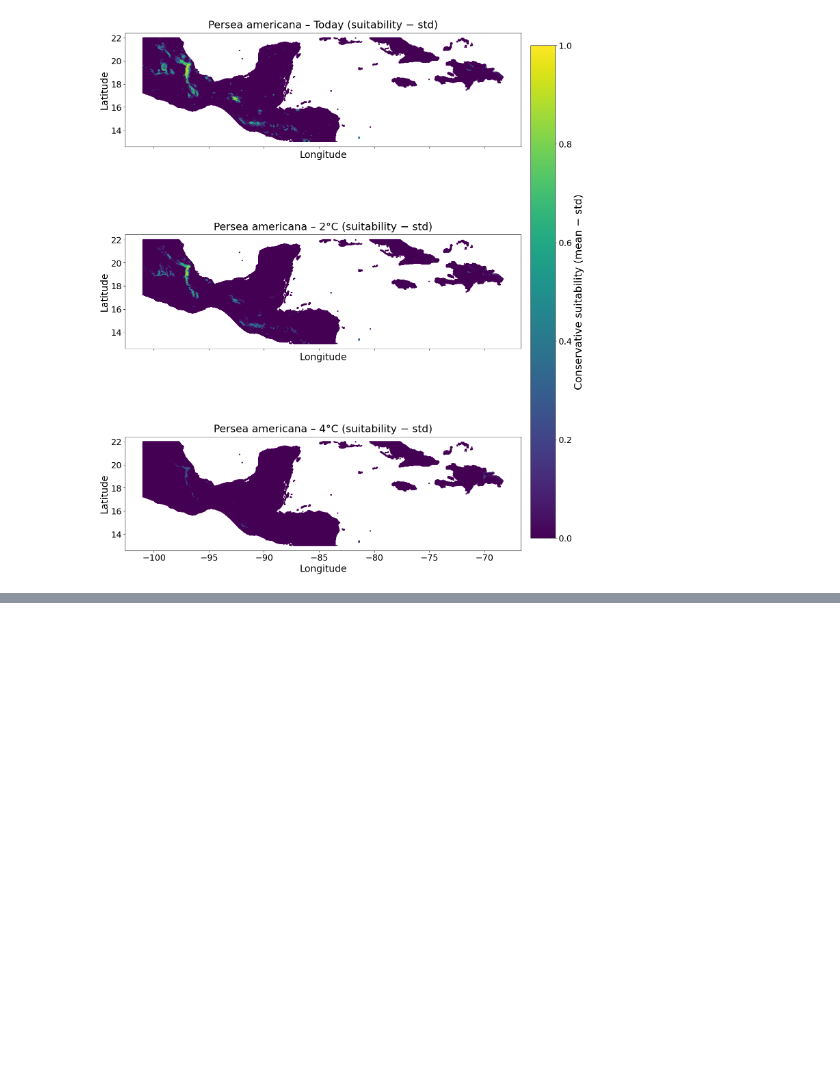
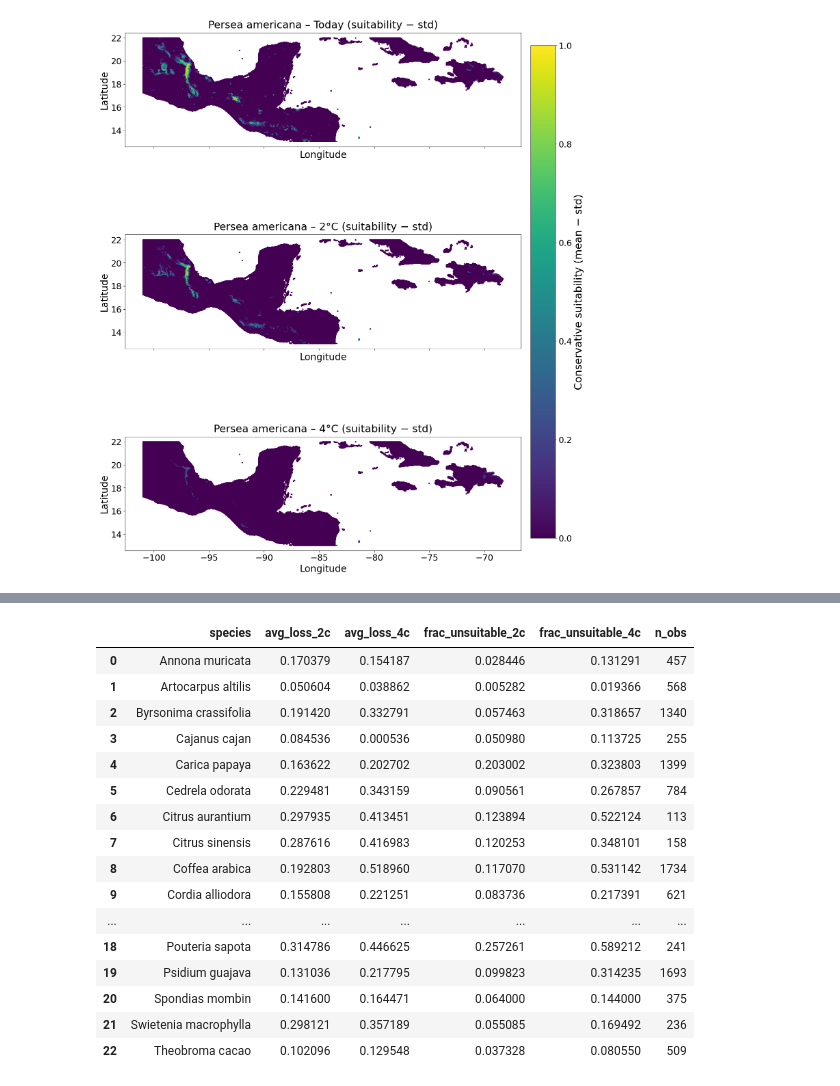
Before and after one commit to zeliest/biofincas_climate_risk, a Jupyter notebook: agroforest_risk/suitability_typical_agroforest_plots.ipynb, the cells around one changed output, grey strips where cells are left out. Drawn from its saved outputs; the diff is of its cells as text; code cells hidden in the pictures; blank space fills up the shorter version.

```diff
--- a/agroforest_risk/suitability_typical_agroforest_plots.ipynb
+++ b/agroforest_risk/suitability_typical_agroforest_plots.ipynb
@@ -1448,0 +1565,78 @@ for species in species_list:
+# %%
+import numpy as np
+from scipy.spatial import cKDTree
+
+def extract_nearest_suitability(obs_df, suit_df, col_name):
+    """Map obs points to nearest suitability grid cell."""
+    # Build tree from suitability grid
+    coords_grid = np.vstack([suit_df["lon"].values, suit_df["lat"].values]).T
+    tree = cKDTree(coords_grid)
+
+    # Query nearest grid cell for each obs point
+    coords_obs = np.vstack([obs_df["lon"].values, obs_df["lat"].values]).T
+    dist, idx = tree.query(coords_obs)
+
+    # Add suitability value
+    obs_df[col_name] = suit_df.iloc[idx][col_name].values
+    return obs_df
+results = []
+
+for sp in occ_all['species'].unique():
+    try:
+        obs = occ_all[occ_all["species"] == sp][["lon", "lat"]].drop_duplicates()
+
+        df_now = suitability_maps_historical[sp].rename(columns={"suitability": "suit_now"})
+        df_2c  = suitability_maps_2c[sp].rename(columns={"suitability": "suit_2c"})
+        df_4c  = suitability_maps_4c[sp].rename(columns={"suitability": "suit_4c"})
+
+        # Extract nearest suitability for each obs point
+        obs = extract_nearest_suitability(obs, df_now, "suit_now")
+        obs = extract_nearest_suitability(obs, df_2c, "suit_2c")
+        obs = extract_nearest_suitability(obs, df_4c, "suit_4c")
+
+        # Threshold
+        th = thresholds_by_species[sp]
+
+        avg_loss_2c = (obs["suit_now"] - obs["suit_2c"]).mean()
+        avg_loss_4c = (obs["suit_now"] - obs["suit_4c"]).mean()
+
+        frac_unsuit_2c = ((obs["suit_now"] >= th) & (obs["suit_2c"] < th)).mean()
+        frac_unsuit_4c = ((obs["suit_now"] >= th) & (obs["suit_4c"] < th)).mean()
+
+        results.append({
+            "species": sp,
+            "avg_loss_2c": avg_loss_2c,
+            "avg_loss_4c": avg_loss_4c,
+            "frac_unsuitable_2c": frac_unsuit_2c,
+            "frac_unsuitable_4c": frac_unsuit_4c,
+            "n_obs": len(obs)
+        })
+    except:
+        continue
+
+summary_obs = pd.DataFrame(results)
+display(summary_obs)
+
+# Exclude coffee & cacao
+exclude = {"Coffea arabica", "Theobroma cacao"}
+shade_only = summary_obs.loc[~summary_obs["species"].isin(exclude)]
+
+shade_only[["avg_loss_2c", "avg_loss_4c"]].mean(axis=0)
+# %% [output]
+|  | species | avg_loss_2c | avg_loss_4c | frac_unsuitable_2c | frac_unsuitable_4c | n_obs |
+| 0 | Annona muricata | 0.170379 | 0.154187 | 0.028446 | 0.131291 | 457 |
+| 1 | Artocarpus altilis | 0.050604 | 0.038862 | 0.005282 | 0.019366 | 568 |
+| 2 | Byrsonima crassifolia | 0.191420 | 0.332791 | 0.057463 | 0.318657 | 1340 |
+| 3 | Cajanus cajan | 0.084536 | 0.000536 | 0.050980 | 0.113725 | 255 |
+| 4 | Carica papaya | 0.163622 | 0.202702 | 0.203002 | 0.323803 | 1399 |
+| 5 | Cedrela odorata | 0.229481 | 0.343159 | 0.090561 | 0.267857 | 784 |
+| 6 | Citrus aurantium | 0.297935 | 0.413451 | 0.123894 | 0.522124 | 113 |
+| 7 | Citrus sinensis | 0.287616 | 0.416983 | 0.120253 | 0.348101 | 158 |
+| 8 | Coffea arabica | 0.192803 | 0.518960 | 0.117070 | 0.531142 | 1734 |
+| 9 | Cordia alliodora | 0.155808 | 0.221251 | 0.083736 | 0.217391 | 621 |
+| ... | ... | ... | ... | ... | ... | ... |
+| 18 | Pouteria sapota | 0.314786 | 0.446625 | 0.257261 | 0.589212 | 241 |
+| 19 | Psidium guajava | 0.131036 | 0.217795 | 0.099823 | 0.314235 | 1693 |
+| 20 | Spondias mombin | 0.141600 | 0.164471 | 0.064000 | 0.144000 | 375 |
+| 21 | Swietenia macrophylla | 0.298121 | 0.357189 | 0.055085 | 0.169492 | 236 |
+| 22 | Theobroma cacao | 0.102096 | 0.129548 | 0.037328 | 0.080550 | 509 |
```
Also changed, not shown: parts of 8 cells of this notebook, 5 other files.
